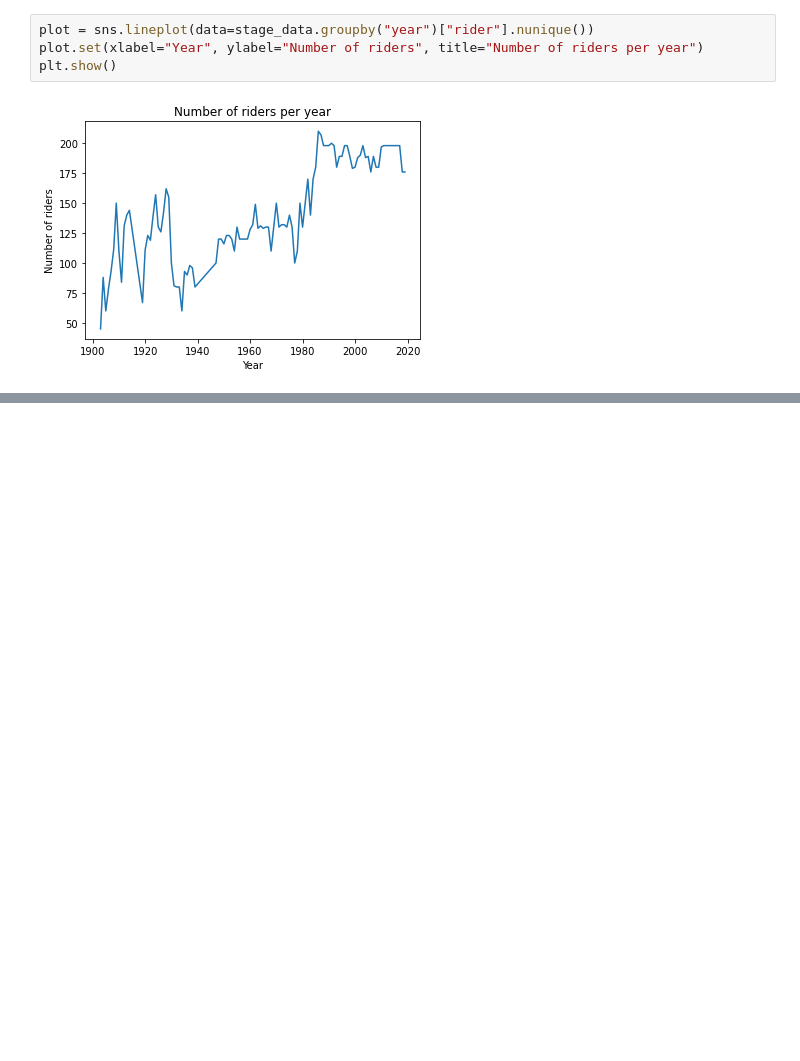
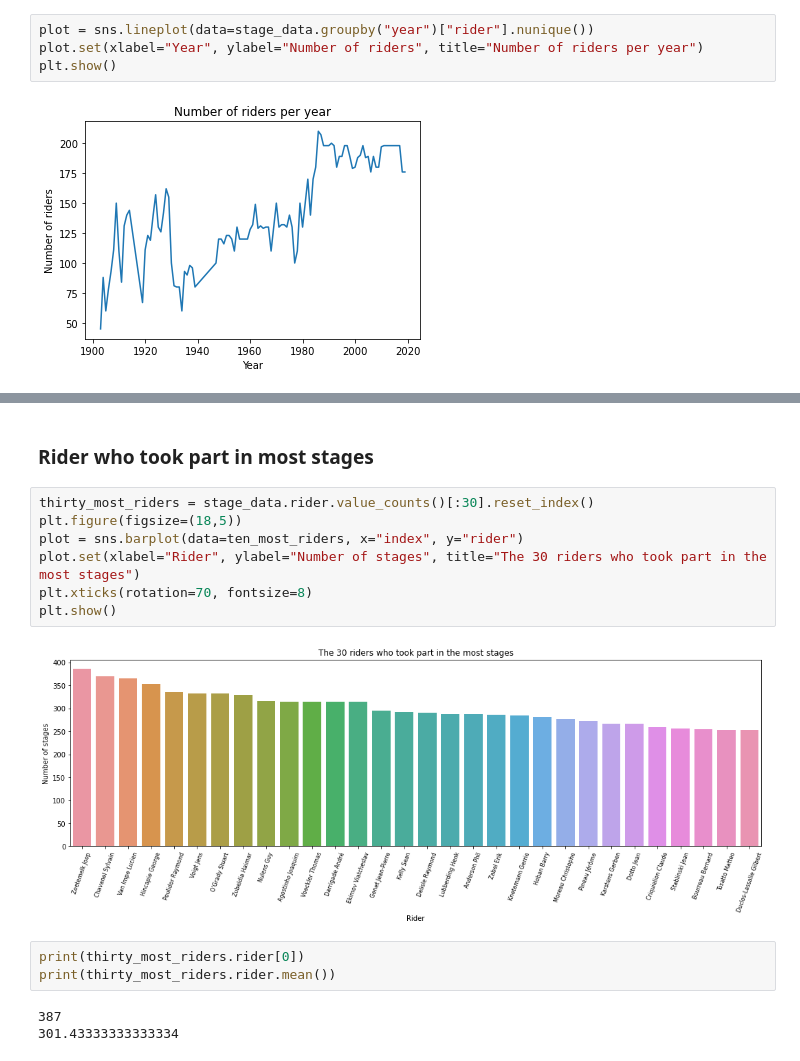
Before and after one commit to nana0211/datavis-project-2022-datawiz, a Jupyter notebook: EDA/EDA.ipynb, the cells around one changed output, grey strips where cells are left out. Drawn from its saved outputs; the diff is of its cells as text; blank space fills up the shorter version.

```diff
--- a/EDA/EDA.ipynb
+++ b/EDA/EDA.ipynb
@@ -138,0 +146,17 @@ stage_data
+# %% [markdown]
+### Rider who took part in most stages
+# %%
+thirty_most_riders = stage_data.rider.value_counts()[:30].reset_index()
+plt.figure(figsize=(18,5))
+plot = sns.barplot(data=ten_most_riders, x="index", y="rider")
+plot.set(xlabel="Rider", ylabel="Number of stages", title="The 30 riders who took part in the most stages")
+plt.xticks(rotation=70, fontsize=8)
+plt.show()
+# %% [output]
+[figure, added]
+# %%
+print(thirty_most_riders.rider[0])
+print(thirty_most_riders.rider.mean())
+# %% [output]
+387
+301.43333333333334
```
Also changed, not shown: parts of 9 cells of this notebook, 7 other files.
